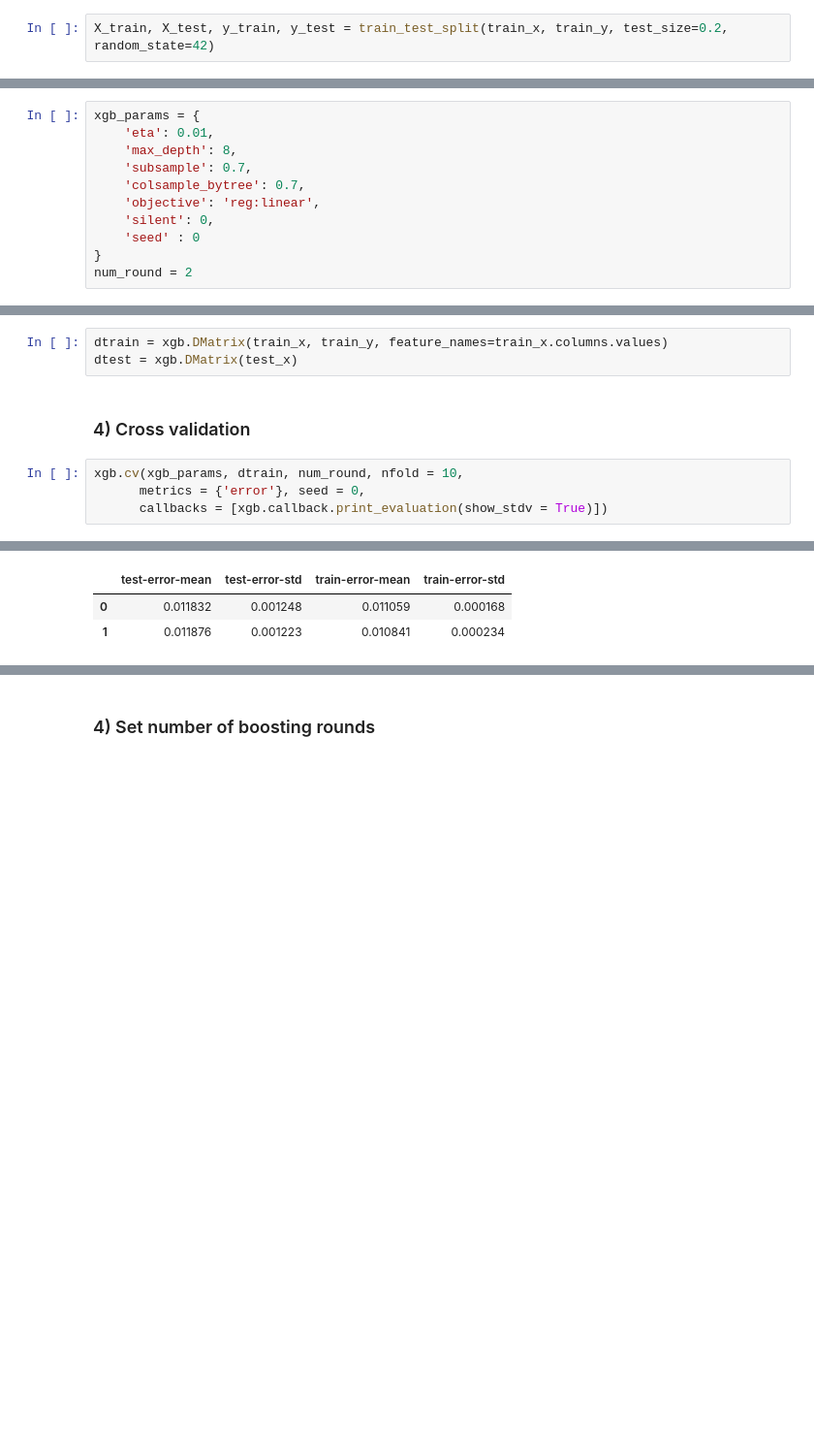
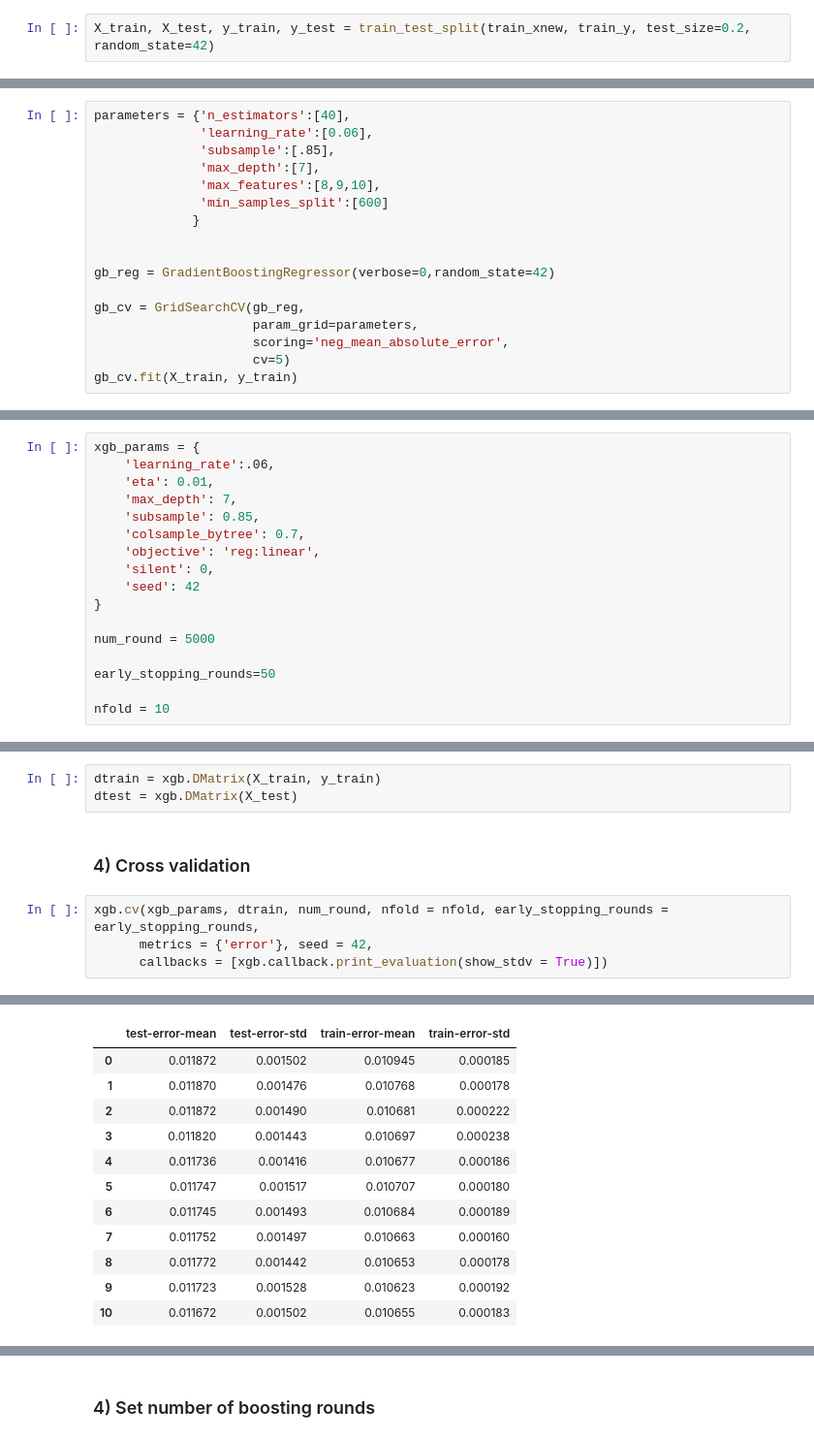
Before and after one commit to pmasiphelps/ZillowPillow, a Jupyter notebook: Zillow_working_PMP.ipynb, the cells around one changed output, grey strips where cells are left out. Shown at 97% size. Saved outputs shown, nothing was run; the diff lists cells and outputs as text; blank space fills up the shorter version.

```diff
--- a/Zillow_working_PMP.ipynb
+++ b/Zillow_working_PMP.ipynb
@@ -107,3 +199,3 @@ train_sample = train_master.sample(frac=0.7)
 # %%
-X_train, X_test, y_train, y_test = train_test_split(train_x, train_y, test_size=0.2, random_state=42)
+X_train, X_test, y_train, y_test = train_test_split(train_xnew, train_y, test_size=0.2, random_state=42)
 # %%
@@ -120,0 +215,17 @@ Shape test: (2985217, 35)
+# %%
+parameters = {'n_estimators':[40],
+              'learning_rate':[0.06],
+              'subsample':[.85],
+              'max_depth':[7],
+              'max_features':[8,9,10],
+              'min_samples_split':[600]
+             }
+
+
+gb_reg = GradientBoostingRegressor(verbose=0,random_state=42)
+
+gb_cv = GridSearchCV(gb_reg,
+                     param_grid=parameters,
+                     scoring='neg_mean_absolute_error',
+                     cv=5)
+gb_cv.fit(X_train, y_train)
@@ -122,24 +360,30 @@ Shape test: (2985217, 35)
 ### 2) Set parameters
 # %%
 xgb_params = {
+    'learning_rate':.06,
     'eta': 0.01,
-    'max_depth': 8,
-    'subsample': 0.7,
+    'max_depth': 7,
+    'subsample': 0.85,
     'colsample_bytree': 0.7,
     'objective': 'reg:linear',
     'silent': 0,
-    'seed' : 0
+    'seed': 42
 }
-num_round = 2
+
+num_round = 5000
+
+early_stopping_rounds=50
+
+nfold = 10
 # %% [markdown]
 ### 3) Set train matrix and model
 # %%
-dtrain = xgb.DMatrix(train_x, train_y, feature_names=train_x.columns.values)
-dtest = xgb.DMatrix(test_x)
+dtrain = xgb.DMatrix(X_train, y_train)
+dtest = xgb.DMatrix(X_test)
 # %% [markdown]
 ### 4) Cross validation
 # %%
-xgb.cv(xgb_params, dtrain, num_round, nfold = 10,
-      metrics = {'error'}, seed = 0,
+xgb.cv(xgb_params, dtrain, num_round, nfold = nfold, early_stopping_rounds = early_stopping_rounds,
+      metrics = {'error'}, seed = 42,
       callbacks = [xgb.callback.print_evaluation(show_stdv = True)])
 # %% [output]
@@ -148,6 +407,15 @@ xgb.cv(xgb_params, dtrain, num_round, nfold = 10,
 |  | test-error-mean | test-error-std | train-error-mean | train-error-std |
-| 0 | 0.011832 | 0.001248 | 0.011059 | 0.000168 |
-| 1 | 0.011876 | 0.001223 | 0.010841 | 0.000234 |
+| 0 | 0.011872 | 0.001502 | 0.010945 | 0.000185 |
+| 1 | 0.011870 | 0.001476 | 0.010768 | 0.000178 |
+| 2 | 0.011872 | 0.001490 | 0.010681 | 0.000222 |
+| 3 | 0.011820 | 0.001443 | 0.010697 | 0.000238 |
+| 4 | 0.011736 | 0.001416 | 0.010677 | 0.000186 |
+| 5 | 0.011747 | 0.001517 | 0.010707 | 0.000180 |
+| 6 | 0.011745 | 0.001493 | 0.010684 | 0.000189 |
+| 7 | 0.011752 | 0.001497 | 0.010663 | 0.000160 |
+| 8 | 0.011772 | 0.001442 | 0.010653 | 0.000178 |
+| 9 | 0.011723 | 0.001528 | 0.010623 | 0.000192 |
+| 10 | 0.011672 | 0.001502 | 0.010655 | 0.000183 |
 # %%
 res = xgb.cv(xgb_params, dtrain, num_boost_round = num_boost_rounds, nfold = 10,
             metrics = {'error'}, seed = 0,
```
Also changed, not shown: parts of 46 cells of this notebook.
